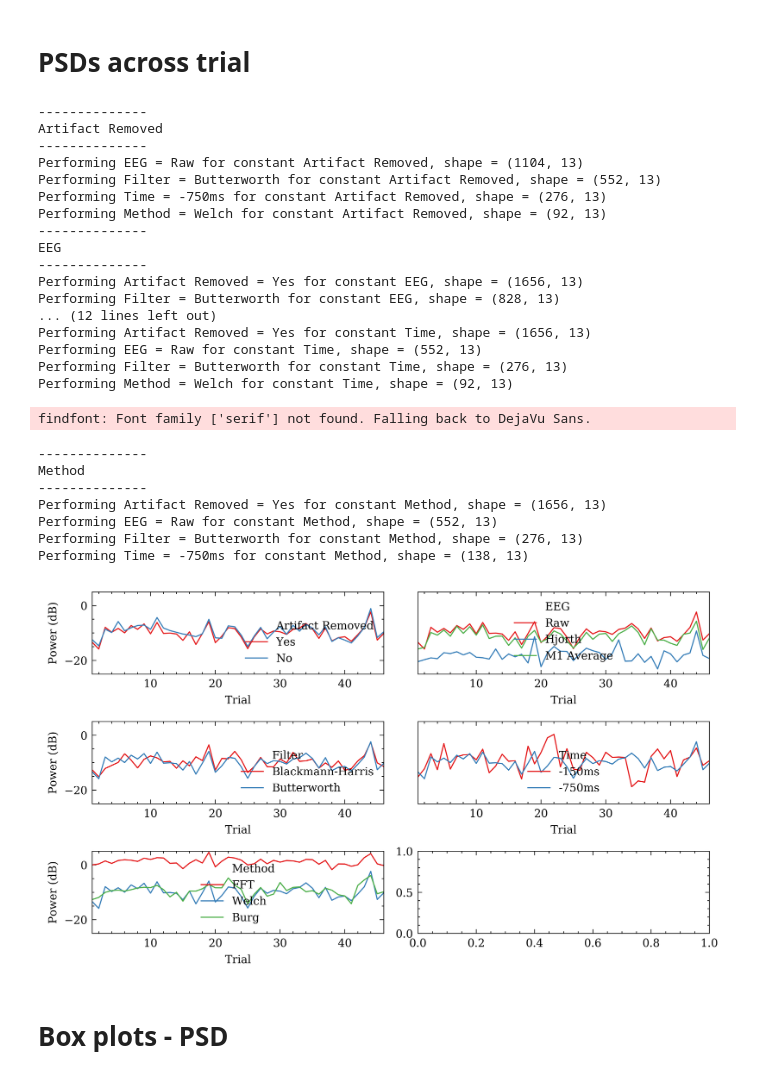
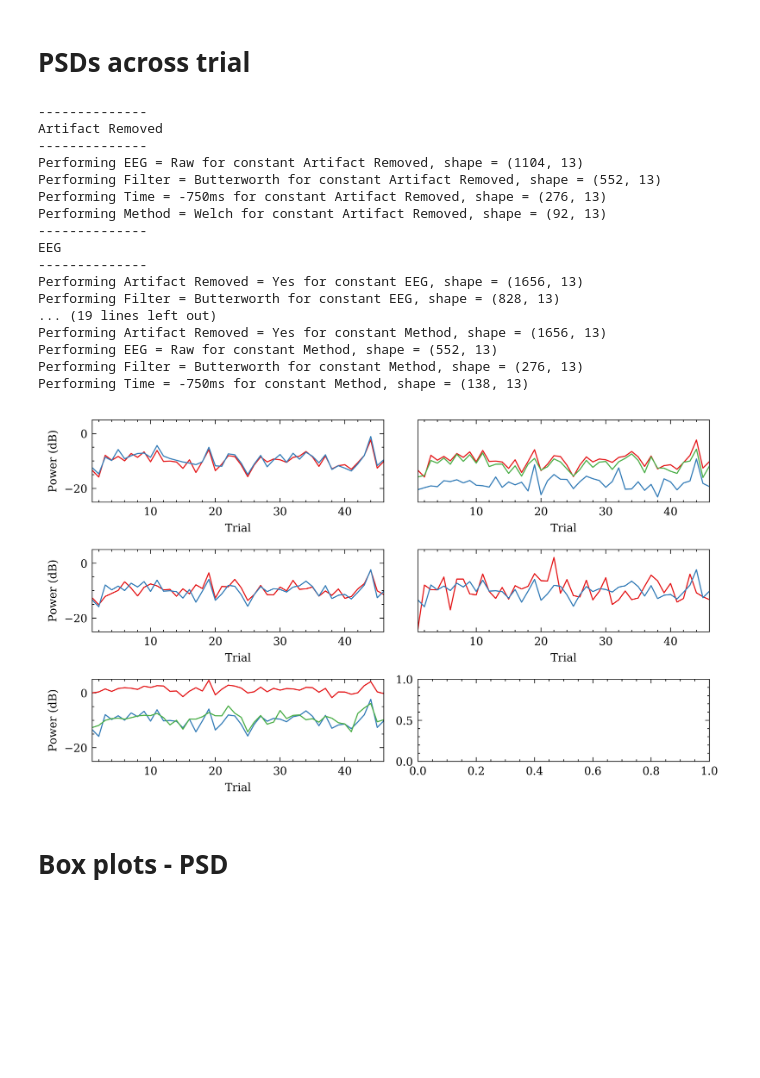
Before and after one commit to alamkanak/EEG-Correlation, a Jupyter notebook: 168-d2-plot.ipynb, the cells around one changed output. Saved outputs shown, nothing was run; the diff lists cells and outputs as text; code cells hidden in the pictures; blank space fills up the shorter version.

```diff
--- a/168-d2-plot.ipynb
+++ b/168-d2-plot.ipynb
@@ -70,7 +70,7 @@ df_phase = pd.read_csv('157-d2-phase-v2.csv')
 # %%
 # Fix some columns and values for readability.
 df_power.loc[df_power['EEG'] == 'Average', 'EEG'] = "M1 Average"
-df_power.loc[df_power['Time'] == -150, 'Time'] = "-150ms"
+df_power.loc[df_power['Time'] == -250, 'Time'] = "-250ms"
 df_power.loc[df_power['Time'] == -750, 'Time'] = "-750ms"
 df_phase.loc[df_phase['EEG'] == 'Average', 'EEG'] = "M1 Average"
 df_power = df_power.rename(columns={'ArtifactRemoved': 'Artifact Removed'})
@@ -100,7 +100,7 @@ hue_order_power = {
     'Artifact Removed': ['Yes', 'No'],
     'EEG': ['Raw', 'Hjorth', 'M1 Average'],
     'Filter': ['Blackmann-Harris', 'Butterworth'],
-    'Time': ['-150ms', '-750ms'],
+    'Time': ['-250ms', '-750ms'],
     'Method': ['FFT', 'Welch', 'Burg']
 }
 def_values_phase = {
@@ -112,34 +112,26 @@ def_values_phase = {
 # PSDs across trial
 # %%
 df_subject = df_power[df_power['sub'] == df_power['sub'].unique()[9]]
-eegplot.power_trial_plot(df_subject, 'Beta', def_values_power, hue_order_power, y_lim=[-25, 5], show_legend=True)
+eegplot.power_trial_plot(df_subject, 'Beta', def_values_power, hue_order_power, y_lim=[-25, 5], show_legend=False)
 # %% [output]
 --------------
 Artifact Removed
 --------------
 Performing EEG = Raw for constant Artifact Removed, shape = (1104, 13)
 Performing Filter = Butterworth for constant Artifact Removed, shape = (552, 13)
 Performing Time = -750ms for constant Artifact Removed, shape = (276, 13)
 Performing Method = Welch for constant Artifact Removed, shape = (92, 13)
 --------------
 EEG
 --------------
 Performing Artifact Removed = Yes for constant EEG, shape = (1656, 13)
 Performing Filter = Butterworth for constant EEG, shape = (828, 13)
-... (12 lines left out)
-Performing Artifact Removed = Yes for constant Time, shape = (1656, 13)
-Performing EEG = Raw for constant Time, shape = (552, 13)
-Performing Filter = Butterworth for constant Time, shape = (276, 13)
-Performing Method = Welch for constant Time, shape = (92, 13)
+... (19 lines left out)
+Performing Artifact Removed = Yes for constant Method, shape = (1656, 13)
+Performing EEG = Raw for constant Method, shape = (552, 13)
+Performing Filter = Butterworth for constant Method, shape = (276, 13)
+Performing Time = -750ms for constant Method, shape = (138, 13)
-findfont: Font family ['serif'] not found. Falling back to DejaVu Sans.
---------------
-Method
---------------
-Performing Artifact Removed = Yes for constant Method, shape = (1656, 13)
-Performing EEG = Raw for constant Method, shape = (552, 13)
-Performing Filter = Butterworth for constant Method, shape = (276, 13)
-Performing Time = -750ms for constant Method, shape = (138, 13)
-[figure, old version]
+[figure, new version]
 # %% [markdown]
 # Box plots - PSD
 # %%
```
Also changed, not shown: parts of 8 cells of this notebook, 3 other files.
